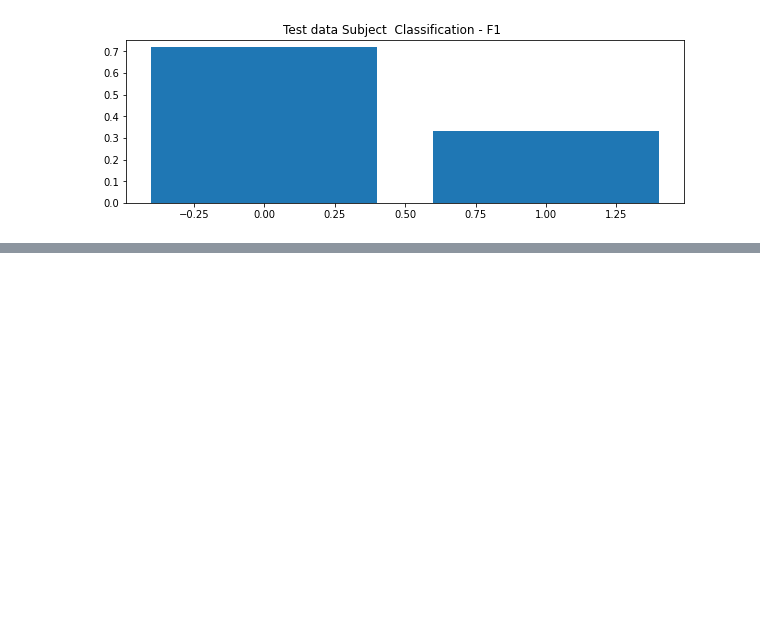
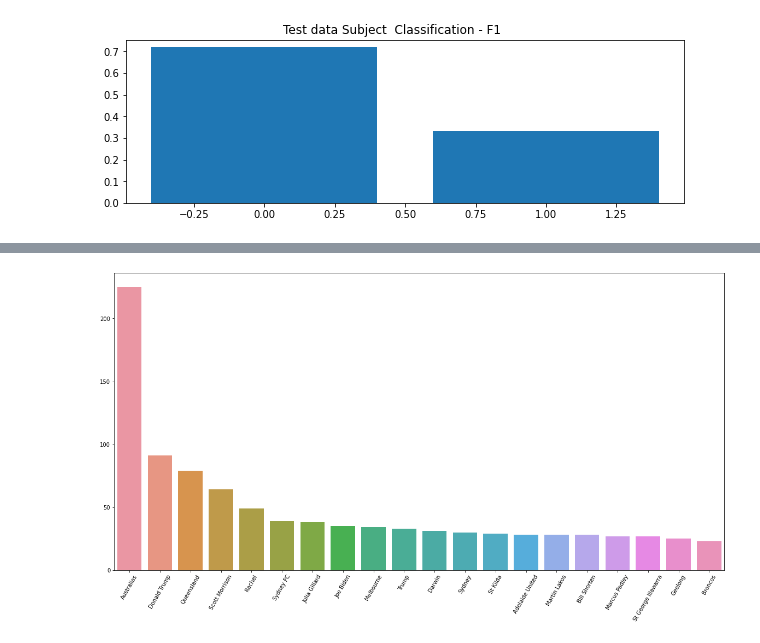
Before and after one commit to ChrisFJardine/Masterclass, a Jupyter notebook: CJardineAssignment3__NER.ipynb, the cells around one changed output, grey strips where cells are left out. Cells and saved outputs as stored; diff of their text form; code cells hidden in the pictures; blank space fills up the shorter version.

```diff
--- a/CJardineAssignment3__NER.ipynb
+++ b/CJardineAssignment3__NER.ipynb
@@ -248,0 +241,4 @@ plot_entities(extract_named_enities(bad_news, ABC_staff))
+# %%
+plot_entities(data.loc[data['good_news'] == 1, 'entities'].to_list())
+# %% [output]
+[figure, added]
```
Also changed, not shown: parts of 8 cells of this notebook.
